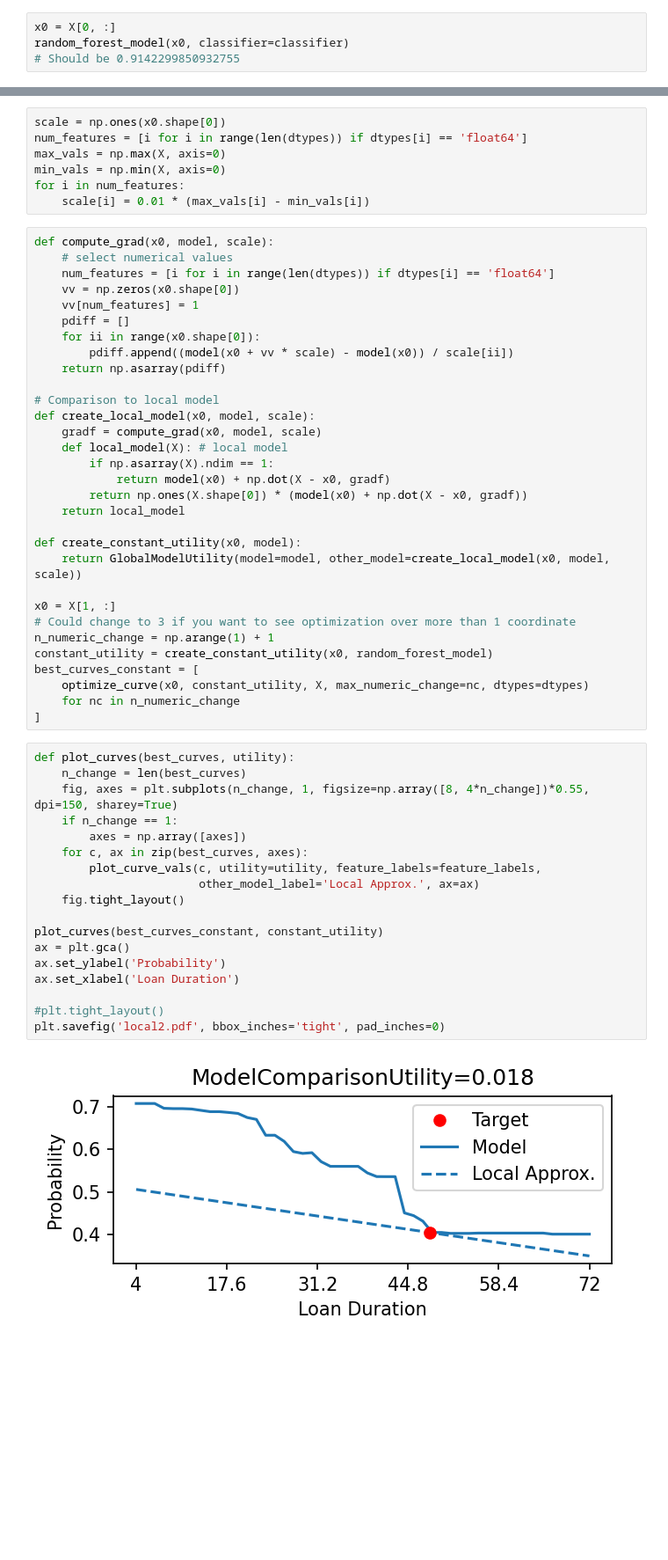
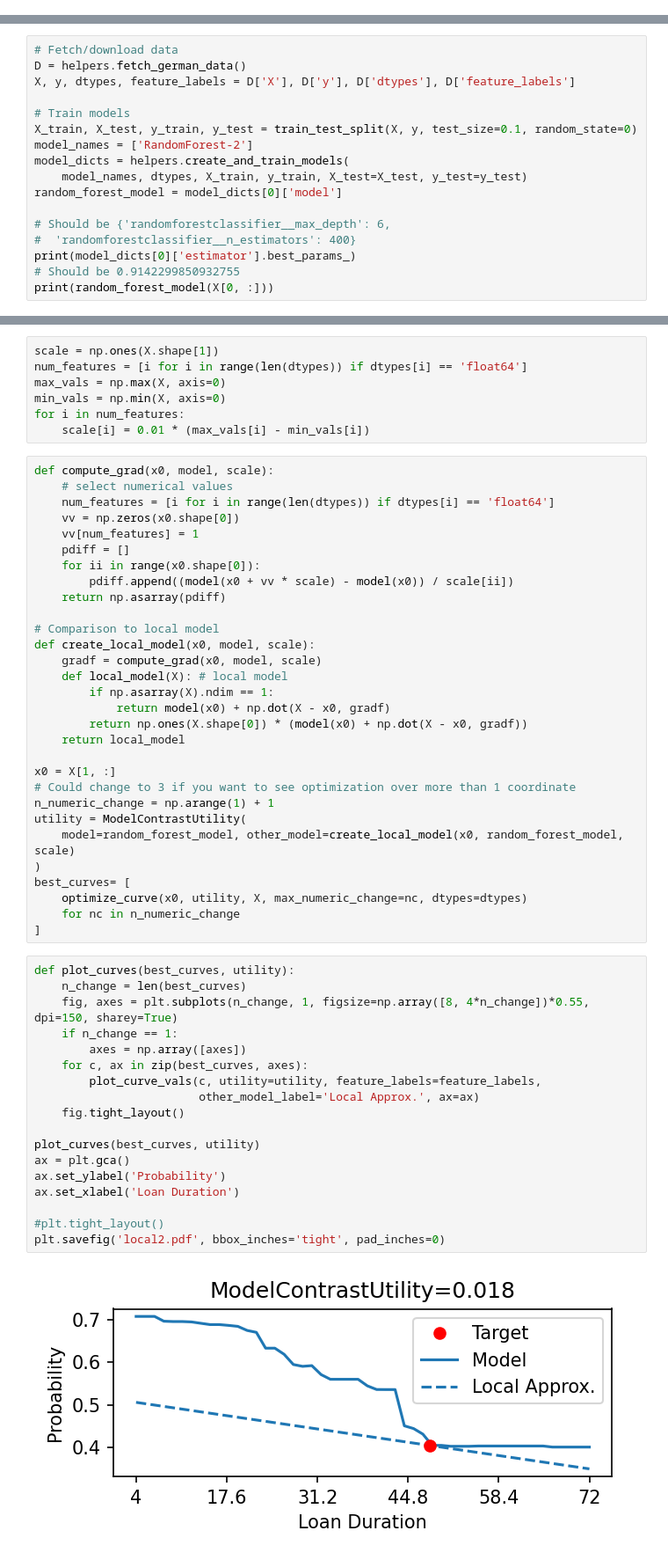
Before and after one commit to davidinouye/automated-dependence-plots, a Jupyter notebook: notebooks/figure-contrast-with-local-approximation.ipynb, the cells around one changed output, grey strips where cells are left out. Shown at 88% size. Cells and saved outputs as stored; diff of their text form; blank space fills up the shorter version.

Commit message:
Cleaned up notebooks to use model fitting/caches

```diff
--- a/notebooks/figure-contrast-with-local-approximation.ipynb
+++ b/notebooks/figure-contrast-with-local-approximation.ipynb
@@ -83,4 +23,0 @@ def random_forest_model(X, classifier=classifier):
-# %%
-x0 = X[0, :]
-random_forest_model(x0, classifier=classifier)
-# Should be 0.9142299850932755
@@ -88,0 +24,17 @@ random_forest_model(x0, classifier=classifier)
+# %%
+# Fetch/download data
+D = helpers.fetch_german_data()
+X, y, dtypes, feature_labels = D['X'], D['y'], D['dtypes'], D['feature_labels']
+
+# Train models
+X_train, X_test, y_train, y_test = train_test_split(X, y, test_size=0.1, random_state=0)
+model_names = ['RandomForest-2']
+model_dicts = helpers.create_and_train_models(
+    model_names, dtypes, X_train, y_train, X_test=X_test, y_test=y_test)
+random_forest_model = model_dicts[0]['model']
+
+# Should be {'randomforestclassifier__max_depth': 6,
+#  'randomforestclassifier__n_estimators': 400}
+print(model_dicts[0]['estimator'].best_params_)
+# Should be 0.9142299850932755
+print(random_forest_model(X[0, :]))
@@ -89,5 +45,5 @@ random_forest_model(x0, classifier=classifier)
 # %%
-scale = np.ones(x0.shape[0])
+scale = np.ones(X.shape[1])
 num_features = [i for i in range(len(dtypes)) if dtypes[i] == 'float64']
 max_vals = np.max(X, axis=0)
 min_vals = np.min(X, axis=0)
@@ -113,34 +69,33 @@ def create_local_model(x0, model, scale):
         return np.ones(X.shape[0]) * (model(x0) + np.dot(X - x0, gradf))
     return local_model
 
-def create_constant_utility(x0, model):
-    return GlobalModelUtility(model=model, other_model=create_local_model(x0, model, scale))
-
 x0 = X[1, :]
 # Could change to 3 if you want to see optimization over more than 1 coordinate
 n_numeric_change = np.arange(1) + 1
-constant_utility = create_constant_utility(x0, random_forest_model)
-best_curves_constant = [
-    optimize_curve(x0, constant_utility, X, max_numeric_change=nc, dtypes=dtypes)
+utility = ModelContrastUtility(
+    model=random_forest_model, other_model=create_local_model(x0, random_forest_model, scale)
+)
+best_curves= [
+    optimize_curve(x0, utility, X, max_numeric_change=nc, dtypes=dtypes)
     for nc in n_numeric_change
 ]
 # %%
 def plot_curves(best_curves, utility):
     n_change = len(best_curves)
     fig, axes = plt.subplots(n_change, 1, figsize=np.array([8, 4*n_change])*0.55, dpi=150, sharey=True)
     if n_change == 1:
         axes = np.array([axes])
     for c, ax in zip(best_curves, axes):
         plot_curve_vals(c, utility=utility, feature_labels=feature_labels,
                         other_model_label='Local Approx.', ax=ax)
     fig.tight_layout()
 
-plot_curves(best_curves_constant, constant_utility)
+plot_curves(best_curves, utility)
 ax = plt.gca()
 ax.set_ylabel('Probability')
 ax.set_xlabel('Loan Duration')
 
 #plt.tight_layout()
 plt.savefig('local2.pdf', bbox_inches='tight', pad_inches=0)
 # %% [output]
-[figure, old version]
+[figure, new version]
```
Also changed, not shown: parts of 5 cells of this notebook, 3 other files.
